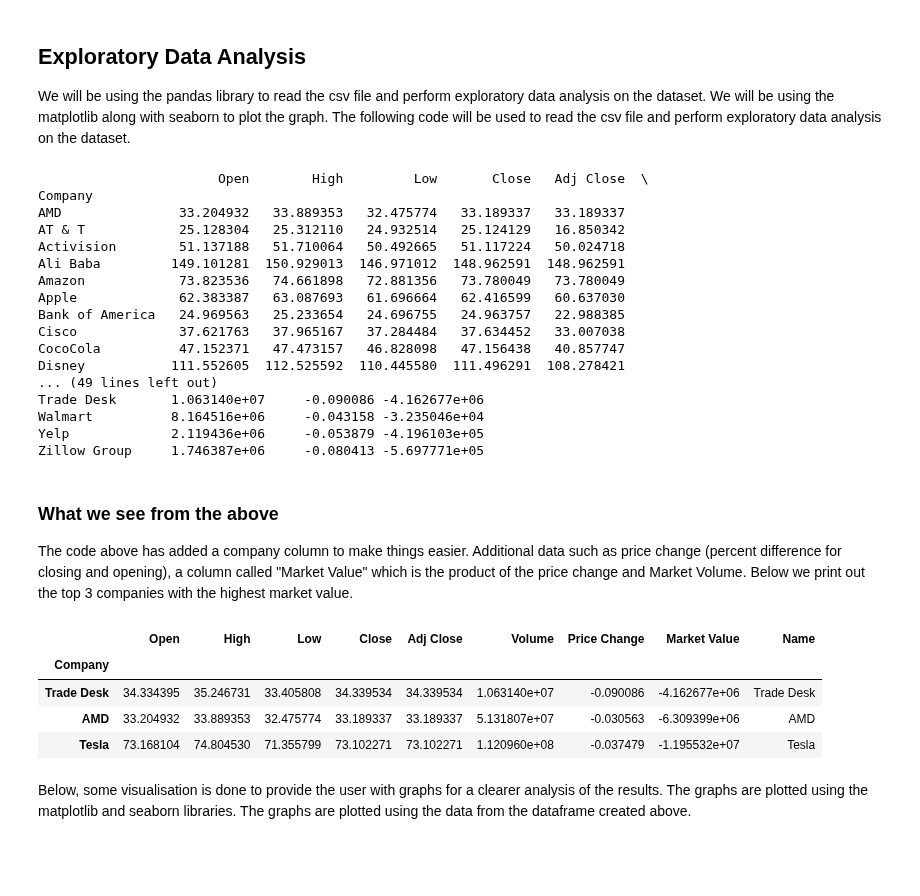
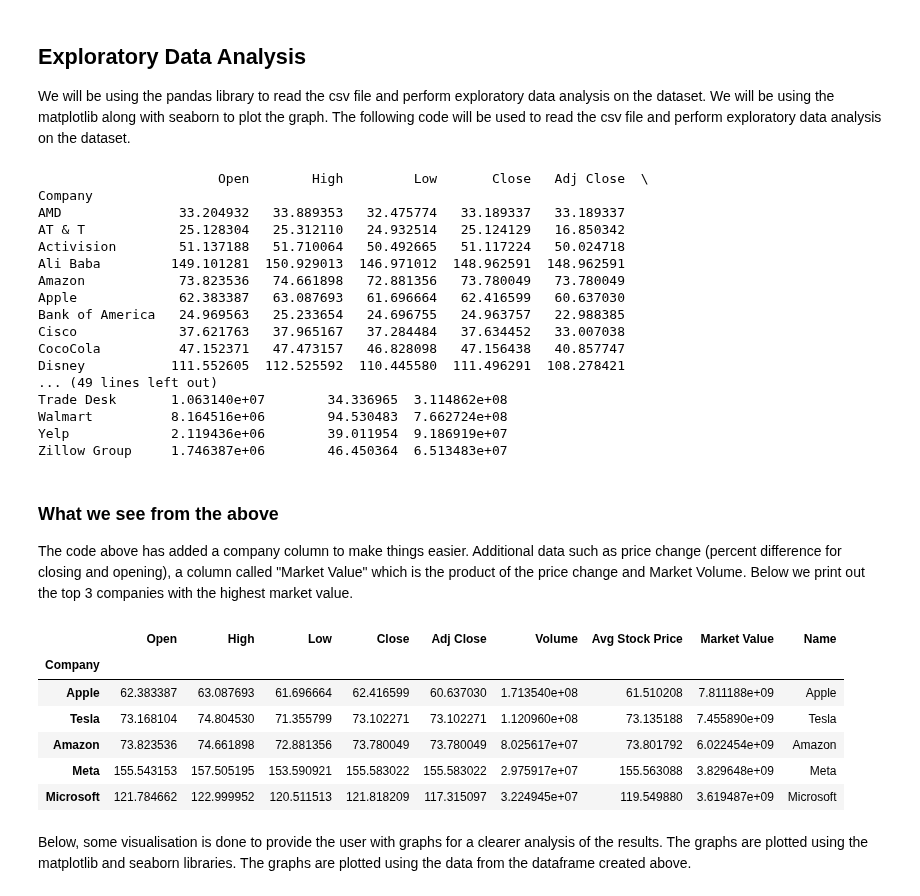
Before and after one commit to ubco-W2022T2-data301/Group35, a Jupyter notebook: analysis/analysis3.ipynb, the cells around one changed output. Cells and saved outputs as stored; diff of their text form; code cells hidden in the pictures; blank space fills up the shorter version.

```diff
--- a/analysis/analysis3.ipynb
+++ b/analysis/analysis3.ipynb
@@ -34,8 +34,8 @@ for i in ls:
         comp.append(j)
 
 df['Company'] = comp                  # Make a new column for company
-df['Price Change'] = (df['Open']-df['Close']) / df['Open']*100   # Price change for each company
-df['Market Value'] = df['Price Change'] * df['Volume']          # Market volume for each company
+df['Avg Stock Price'] = (df['Open'] + df['Adj Close']) / 2   # Avg stock price for each company
+df['Market Value'] = df['Avg Stock Price'] * df['Volume']          # Market volume for each company
 
 gr = df.groupby('Company')            # Describe individual company data
 cleaned = gr.mean()                 # Average price for each company
@@ -54,22 +54,23 @@ Cisco             37.621763   37.965167   37.284484   37.634452   33.007038
 CocoCola          47.152371   47.473157   46.828098   47.156438   40.857747
 Disney           111.552605  112.525592  110.445580  111.496291  108.278421
 ... (49 lines left out)
-Trade Desk       1.063140e+07     -0.090086 -4.162677e+06
-Walmart          8.164516e+06     -0.043158 -3.235046e+04
-Yelp             2.119436e+06     -0.053879 -4.196103e+05
-Zillow Group     1.746387e+06     -0.080413 -5.697771e+05
+Trade Desk       1.063140e+07        34.336965  3.114862e+08
+Walmart          8.164516e+06        94.530483  7.662724e+08
+Yelp             2.119436e+06        39.011954  9.186919e+07
+Zillow Group     1.746387e+06        46.450364  6.513483e+07
 # %% [markdown]
 ### What we see from the above
 The code above has added a company column to make things easier. Additional data such as price change (percent difference for closing and opening), a column called "Market Value" which is the product of the price change and Market Volume. Below we print out the top 3 companies with the highest market value.
 # %%
 cleaned.sort_values(by=['Market Value'], inplace=True, ascending=False) # Sort by price change
-cleaned.head(3)   # Top 30 companies by Market Value
-cleaned.tail(3)   # Bottom 30 companies by Market Value
+cleaned.head(5)   # Top 5 companies by Market Value
 # %% [output]
-|  | Open | High | Low | Close | Adj Close | Volume | Price Change | Market Value | Name |
+|  | Open | High | Low | Close | Adj Close | Volume | Avg Stock Price | Market Value | Name |
 | Company |  |  |  |  |  |  |  |  |  |
-| Trade Desk | 34.334395 | 35.246731 | 33.405808 | 34.339534 | 34.339534 | 1.063140e+07 | -0.090086 | -4.162677e+06 | Trade Desk |
-| AMD | 33.204932 | 33.889353 | 32.475774 | 33.189337 | 33.189337 | 5.131807e+07 | -0.030563 | -6.309399e+06 | AMD |
-| Tesla | 73.168104 | 74.804530 | 71.355799 | 73.102271 | 73.102271 | 1.120960e+08 | -0.037479 | -1.195532e+07 | Tesla |
+| Apple | 62.383387 | 63.087693 | 61.696664 | 62.416599 | 60.637030 | 1.713540e+08 | 61.510208 | 7.811188e+09 | Apple |
+| Tesla | 73.168104 | 74.804530 | 71.355799 | 73.102271 | 73.102271 | 1.120960e+08 | 73.135188 | 7.455890e+09 | Tesla |
+| Amazon | 73.823536 | 74.661898 | 72.881356 | 73.780049 | 73.780049 | 8.025617e+07 | 73.801792 | 6.022454e+09 | Amazon |
+| Meta | 155.543153 | 157.505195 | 153.590921 | 155.583022 | 155.583022 | 2.975917e+07 | 155.563088 | 3.829648e+09 | Meta |
+| Microsoft | 121.784662 | 122.999952 | 120.511513 | 121.818209 | 117.315097 | 3.224945e+07 | 119.549880 | 3.619487e+09 | Microsoft |
 # %% [markdown]
 Below, some visualisation is done to provide the user with graphs for a clearer analysis of the results. The graphs are plotted using the matplotlib and seaborn libraries. The graphs are plotted using the data from the dataframe created above.
```
Also changed, not shown: parts of 4 cells of this notebook, 1 other file.
